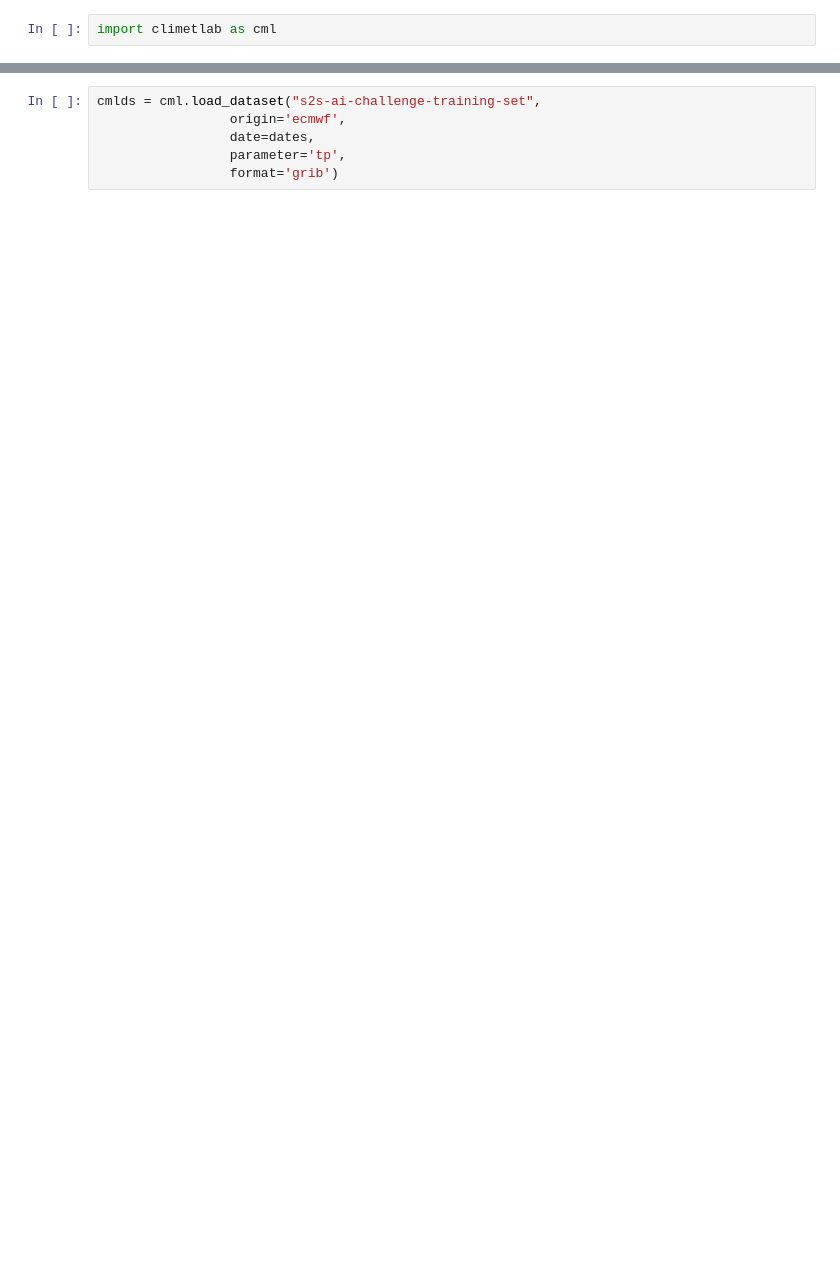
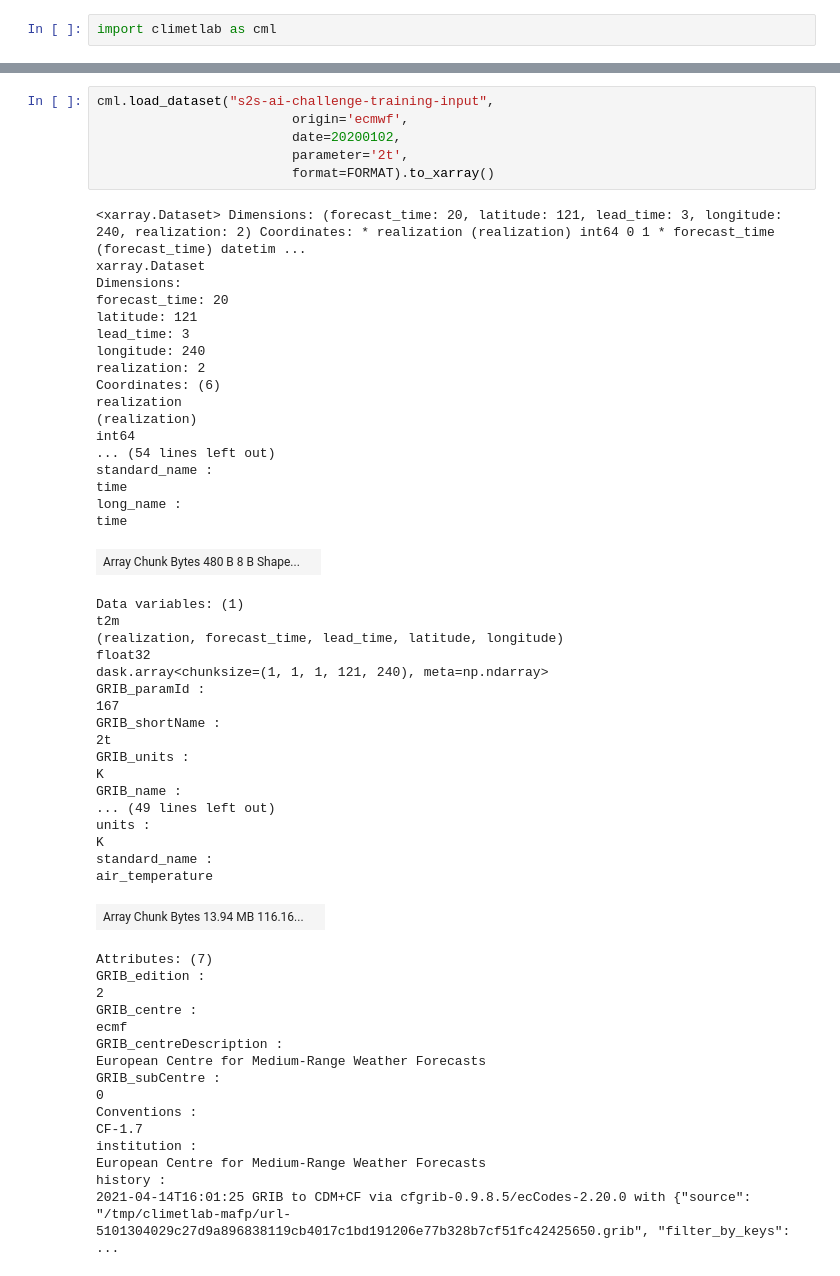
Before and after one commit to ecmwf-lab/climetlab-s2s-ai-challenge, a Jupyter notebook: notebooks/demo_grib.ipynb, the cells around one changed output, grey strips where cells are left out. Saved outputs shown, nothing was run; the diff lists cells and outputs as text; blank space fills up the shorter version.

```diff
--- a/notebooks/demo_grib.ipynb
+++ b/notebooks/demo_grib.ipynb
@@ -66,7 +111,59 @@ Attributes: (0)
 # %%
-cmlds = cml.load_dataset("s2s-ai-challenge-training-set",
-                 origin='ecmwf',
-                 date=dates,
-                 parameter='tp',
-                 format='grib')
+cml.load_dataset("s2s-ai-challenge-training-input",
+                         origin='ecmwf',
+                         date=20200102,
+                         parameter='2t',
+                         format=FORMAT).to_xarray()
+# %% [output]
+<xarray.Dataset> Dimensions: (forecast_time: 20, latitude: 121, lead_time: 3, longitude: 240, realization: 2) Coordinates: * realization (realization) int64 0 1 * forecast_time (forecast_time) datetim ...
+xarray.Dataset
+Dimensions:
+forecast_time: 20
+latitude: 121
+lead_time: 3
+longitude: 240
+realization: 2
+Coordinates: (6)
+realization
+(realization)
+int64
+... (54 lines left out)
+standard_name :
+time
+long_name :
+time
+| Array Chunk Bytes 480 B 8 B Shape... |  |
+Data variables: (1)
+t2m
+(realization, forecast_time, lead_time, latitude, longitude)
+float32
+dask.array<chunksize=(1, 1, 1, 121, 240), meta=np.ndarray>
+GRIB_paramId :
+167
+GRIB_shortName :
+2t
+GRIB_units :
+K
+GRIB_name :
+... (49 lines left out)
+units :
+K
+standard_name :
+air_temperature
+| Array Chunk Bytes 13.94 MB 116.16... |  |
+Attributes: (7)
+GRIB_edition :
+2
+GRIB_centre :
+ecmf
+GRIB_centreDescription :
+European Centre for Medium-Range Weather Forecasts
+GRIB_subCentre :
+0
+Conventions :
+CF-1.7
+institution :
+European Centre for Medium-Range Weather Forecasts
+history :
+2021-04-14T16:01:25 GRIB to CDM+CF via cfgrib-0.9.8.5/ecCodes-2.20.0 with {"source": "/tmp/climetlab-mafp/url-5101304029c27d9a896838119cb4017c1bd191206e77b328b7cf51fc42425650.grib", "filter_by_keys":  ...
 # %%
```
Also changed, not shown: parts of 24 cells of this notebook.
